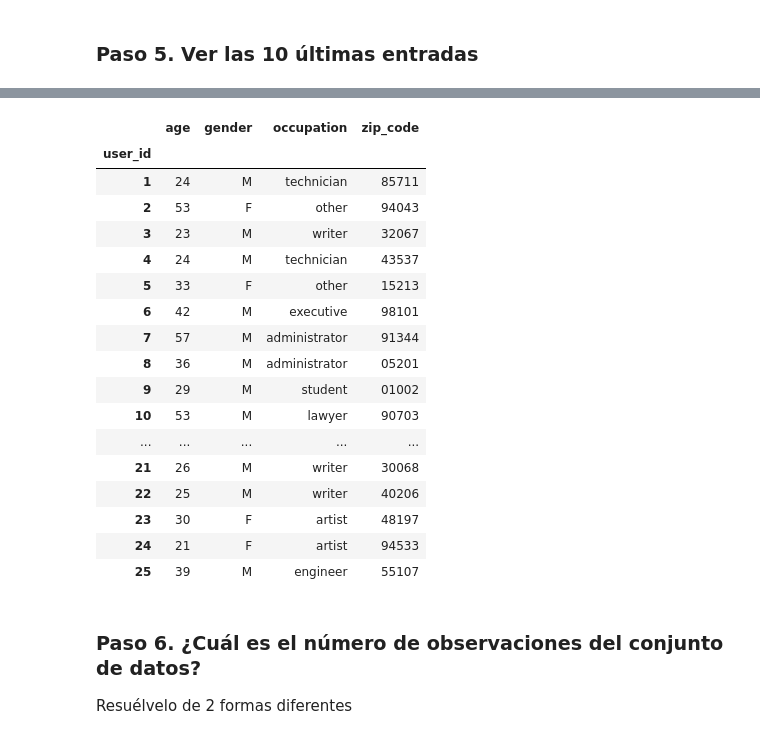
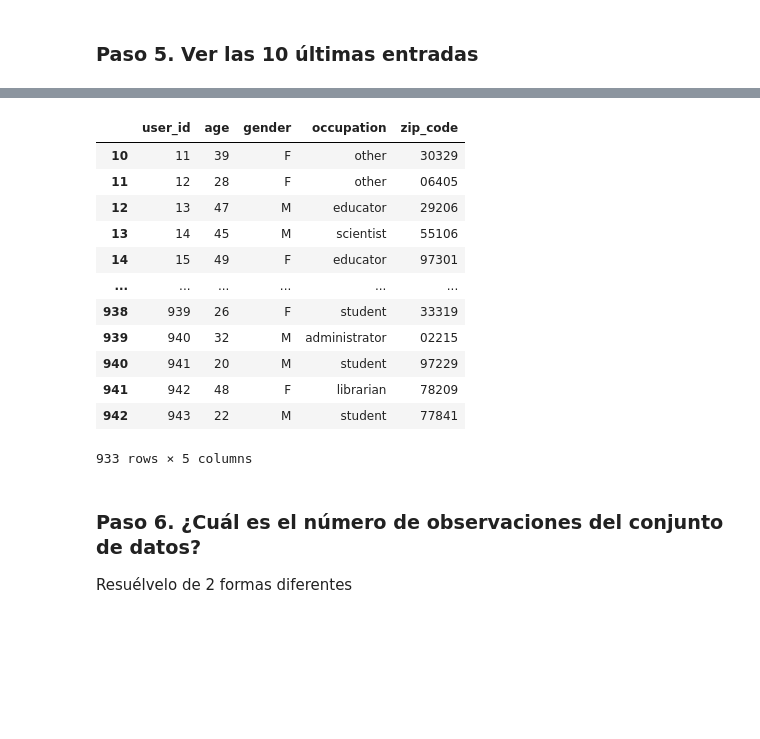
Before and after one commit to andreszaragoza/DS102024, a Jupyter notebook: 2-DataAnalysis/2-Pandas/Practica/0-Occupation/Occupation.ipynb, the cells around one changed output, grey strips where cells are left out. Saved outputs shown, nothing was run; the diff lists cells and outputs as text; code cells hidden in the pictures; blank space fills up the shorter version.

```diff
--- a/2-DataAnalysis/2-Pandas/Practica/0-Occupation/Occupation.ipynb
+++ b/2-DataAnalysis/2-Pandas/Practica/0-Occupation/Occupation.ipynb
@@ -11,6 +11,6 @@ import pandas as pd
 # %%
 url = "https://raw.githubusercontent.com/justmarkham/DAT8/master/data/u.user"
 # %%
-user = pd.read_csv(url, sep=("|"), index_col="user_id")
+user = pd.read_csv(url, sep=("|") )
 user
 # %% [output]
@@ -82,26 +87,21 @@ user.tail(25)
 | 941 | 942 | 48 | F | librarian | 78209 |
 | 942 | 943 | 22 | M | student | 77841 |
 # %%
-user.iloc[:25]
+user.iloc[10 :]
 # %% [output]
-|  | age | gender | occupation | zip_code |
-| user_id |  |  |  |  |
-| 1 | 24 | M | technician | 85711 |
-| 2 | 53 | F | other | 94043 |
-| 3 | 23 | M | writer | 32067 |
-| 4 | 24 | M | technician | 43537 |
-| 5 | 33 | F | other | 15213 |
-| 6 | 42 | M | executive | 98101 |
-| 7 | 57 | M | administrator | 91344 |
-| 8 | 36 | M | administrator | 05201 |
-| 9 | 29 | M | student | 01002 |
-| 10 | 53 | M | lawyer | 90703 |
-| ... | ... | ... | ... | ... |
-| 21 | 26 | M | writer | 30068 |
-| 22 | 25 | M | writer | 40206 |
-| 23 | 30 | F | artist | 48197 |
-| 24 | 21 | F | artist | 94533 |
-| 25 | 39 | M | engineer | 55107 |
+|  | user_id | age | gender | occupation | zip_code |
+| 10 | 11 | 39 | F | other | 30329 |
+| 11 | 12 | 28 | F | other | 06405 |
+| 12 | 13 | 47 | M | educator | 29206 |
+| 13 | 14 | 45 | M | scientist | 55106 |
+| 14 | 15 | 49 | F | educator | 97301 |
+| ... | ... | ... | ... | ... | ... |
+| 938 | 939 | 26 | F | student | 33319 |
+| 939 | 940 | 32 | M | administrator | 02215 |
+| 940 | 941 | 20 | M | student | 97229 |
+| 941 | 942 | 48 | F | librarian | 78209 |
+| 942 | 943 | 22 | M | student | 77841 |
+933 rows × 5 columns
 # %% [markdown]
 ### Paso 6. ¿Cuál es el número de observaciones del conjunto de datos?
 Resuélvelo de 2 formas diferentes
```
Also changed, not shown: parts of 21 cells of this notebook, 3 other files.
